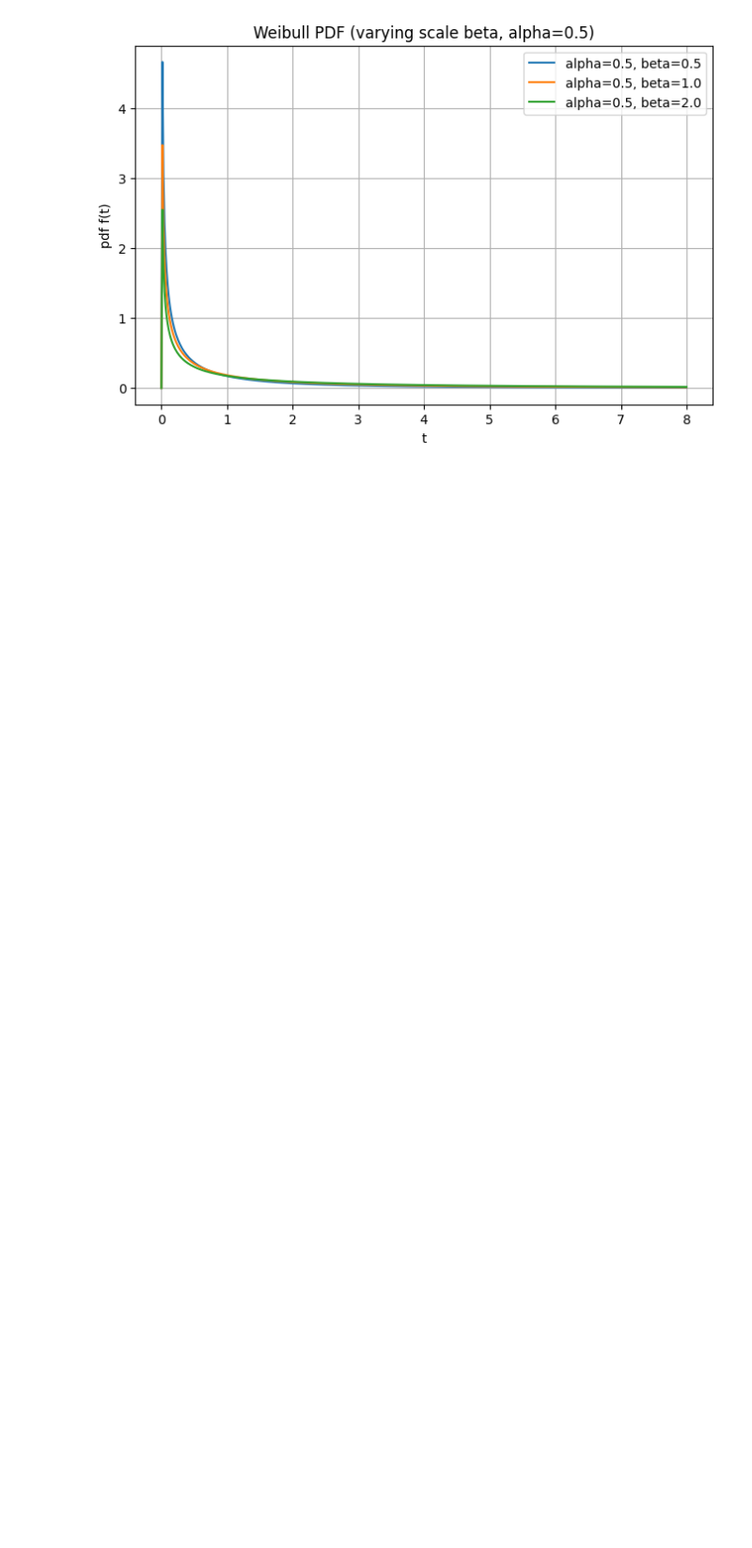
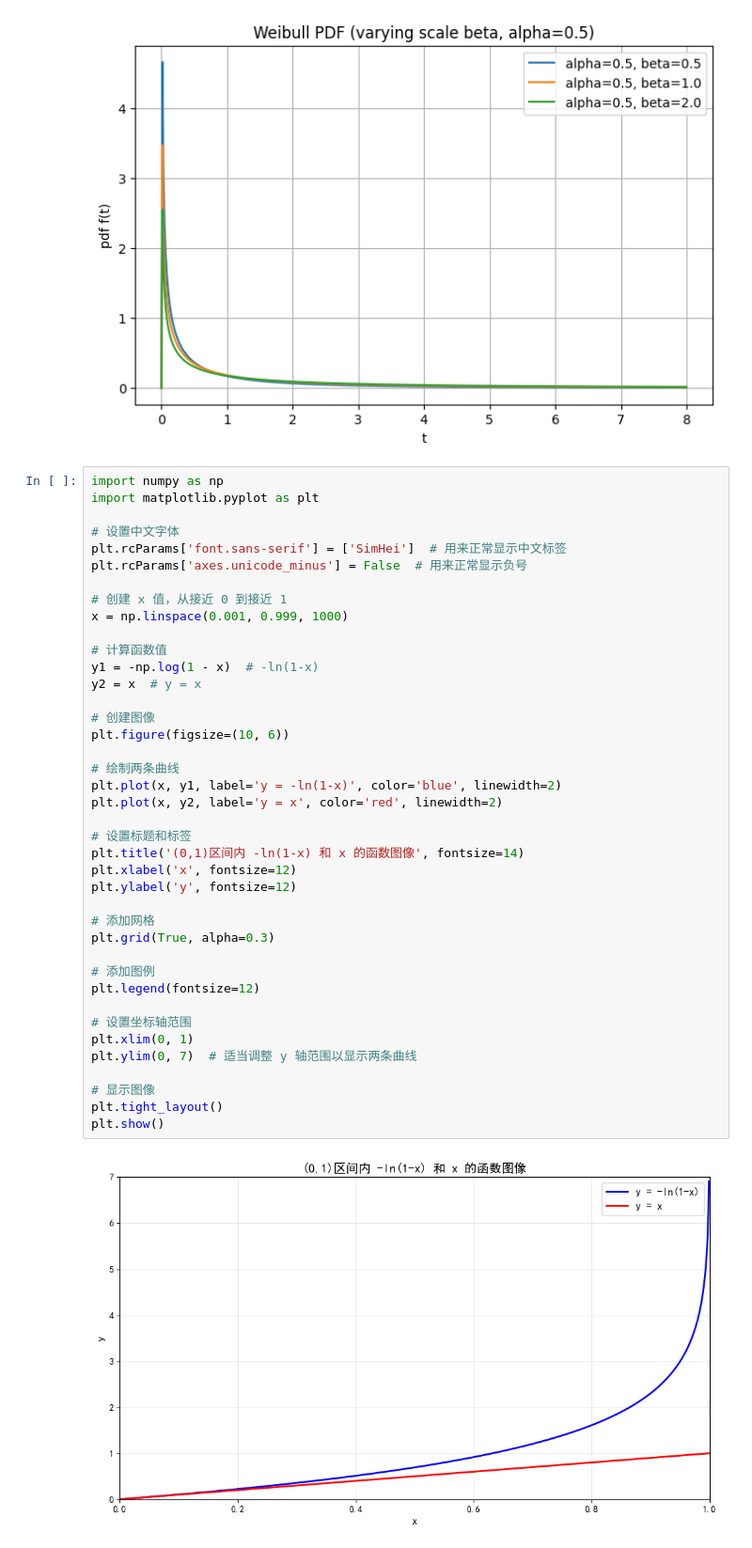
Before and after one commit to YilingLiang/markov_treeage, a Jupyter notebook: plot.ipynb, the cells around one changed output. Shown: that part at 94% size. Saved outputs shown, nothing was run; the diff lists cells and outputs as text; blank space fills up the shorter version.

```diff
--- a/plot.ipynb
+++ b/plot.ipynb
@@ -85,3 +85,45 @@ plt.show()
 [figure]
 [figure]
 [figure]
+# %%
+import numpy as np
+import matplotlib.pyplot as plt
+
+# 设置中文字体
+plt.rcParams['font.sans-serif'] = ['SimHei']  # 用来正常显示中文标签
+plt.rcParams['axes.unicode_minus'] = False  # 用来正常显示负号
+
+# 创建 x 值，从接近 0 到接近 1
+x = np.linspace(0.001, 0.999, 1000)
+
+# 计算函数值
+y1 = -np.log(1 - x)  # -ln(1-x)
+y2 = x  # y = x
+
+# 创建图像
+plt.figure(figsize=(10, 6))
+
+# 绘制两条曲线
+plt.plot(x, y1, label='y = -ln(1-x)', color='blue', linewidth=2)
+plt.plot(x, y2, label='y = x', color='red', linewidth=2)
+
+# 设置标题和标签
+plt.title('(0,1)区间内 -ln(1-x) 和 x 的函数图像', fontsize=14)
+plt.xlabel('x', fontsize=12)
+plt.ylabel('y', fontsize=12)
+
+# 添加网格
+plt.grid(True, alpha=0.3)
+
+# 添加图例
+plt.legend(fontsize=12)
+
+# 设置坐标轴范围
+plt.xlim(0, 1)
+plt.ylim(0, 7)  # 适当调整 y 轴范围以显示两条曲线
+
+# 显示图像
+plt.tight_layout()
+plt.show()
+# %% [output]
+[figure, added]
```
Also changed, not shown: 6 other files.
